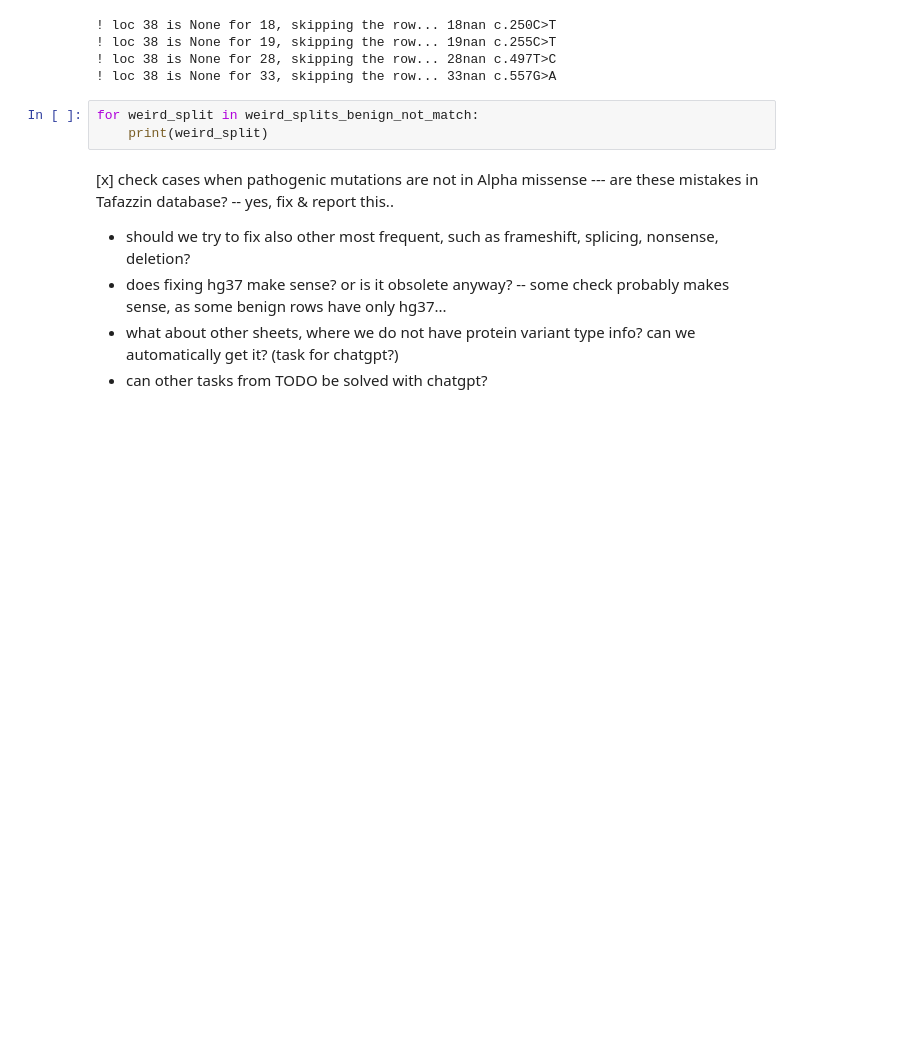
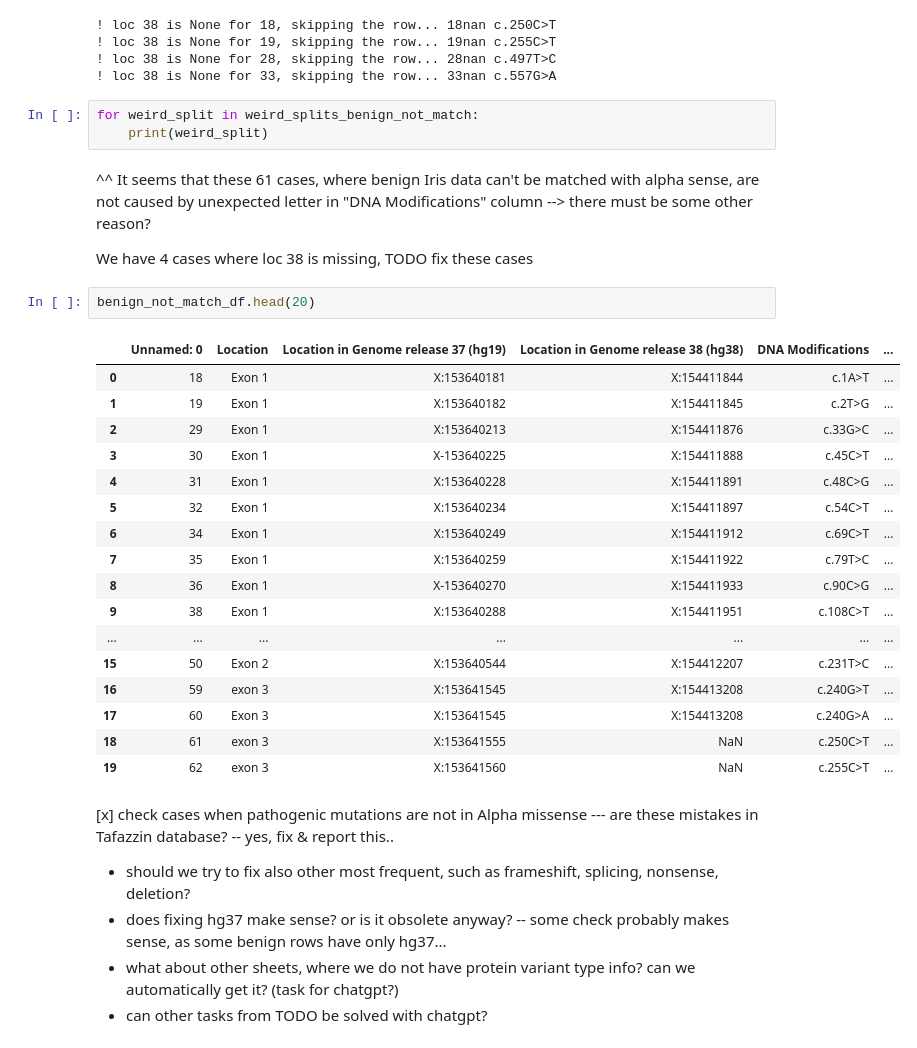
Before and after one commit to zdenkas/human-tafazzin-variants-database, a Jupyter notebook: notebooks/00020_fix_positions.ipynb, the cells around one changed output. Cells and saved outputs as stored; diff of their text form; blank space fills up the shorter version.

Commit message:
added benign check

```diff
--- a/notebooks/00020_fix_positions.ipynb
+++ b/notebooks/00020_fix_positions.ipynb
@@ -301,6 +299,30 @@ for key, row in benign_not_match_df.iterrows():
 # %%
 for weird_split in weird_splits_benign_not_match:
     print(weird_split)
+# %% [markdown]
+^^ It seems that these 61 cases, where benign Iris data can't be matched with alpha sense, are not caused by unexpected letter in "DNA Modifications" column --> there must be some other reason?
+
+We have 4 cases where loc 38 is missing, TODO fix these cases
+# %%
+benign_not_match_df.head(20)
+# %% [output]
+|  | Unnamed: 0 | Location | Location in Genome release 37 (hg19) | Location in Genome release 38 (hg38) | DNA Modifications | ... |
+| 0 | 18 | Exon 1 | X:153640181 | X:154411844 | c.1A>T | ... |
+| 1 | 19 | Exon 1 | X:153640182 | X:154411845 | c.2T>G | ... |
+| 2 | 29 | Exon 1 | X:153640213 | X:154411876 | c.33G>C | ... |
+| 3 | 30 | Exon 1 | X-153640225 | X:154411888 | c.45C>T | ... |
+| 4 | 31 | Exon 1 | X:153640228 | X:154411891 | c.48C>G | ... |
+| 5 | 32 | Exon 1 | X:153640234 | X:154411897 | c.54C>T | ... |
+| 6 | 34 | Exon 1 | X:153640249 | X:154411912 | c.69C>T | ... |
+| 7 | 35 | Exon 1 | X:153640259 | X:154411922 | c.79T>C | ... |
+| 8 | 36 | Exon 1 | X-153640270 | X:154411933 | c.90C>G | ... |
+| 9 | 38 | Exon 1 | X:153640288 | X:154411951 | c.108C>T | ... |
+| ... | ... | ... | ... | ... | ... | ... |
+| 15 | 50 | Exon 2 | X:153640544 | X:154412207 | c.231T>C | ... |
+| 16 | 59 | exon 3 | X:153641545 | X:154413208 | c.240G>T | ... |
+| 17 | 60 | Exon 3 | X:153641545 | X:154413208 | c.240G>A | ... |
+| 18 | 61 | exon 3 | X:153641555 | NaN | c.250C>T | ... |
+| 19 | 62 | exon 3 | X:153641560 | NaN | c.255C>T | ... |
 # %% [markdown]
 [x] check cases when pathogenic mutations are not in Alpha missense --- are these mistakes in Tafazzin database? -- yes, fix & report this..
 * should we try to fix also other most frequent, such as frameshift, splicing, nonsense, deletion?
```
Also changed, not shown: parts of 2 cells of this notebook.
